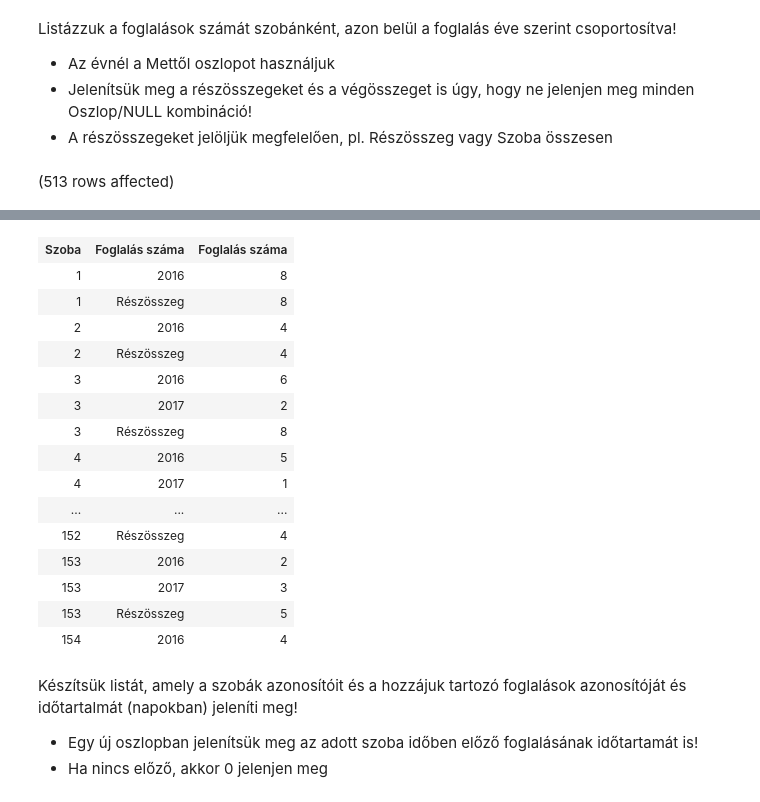
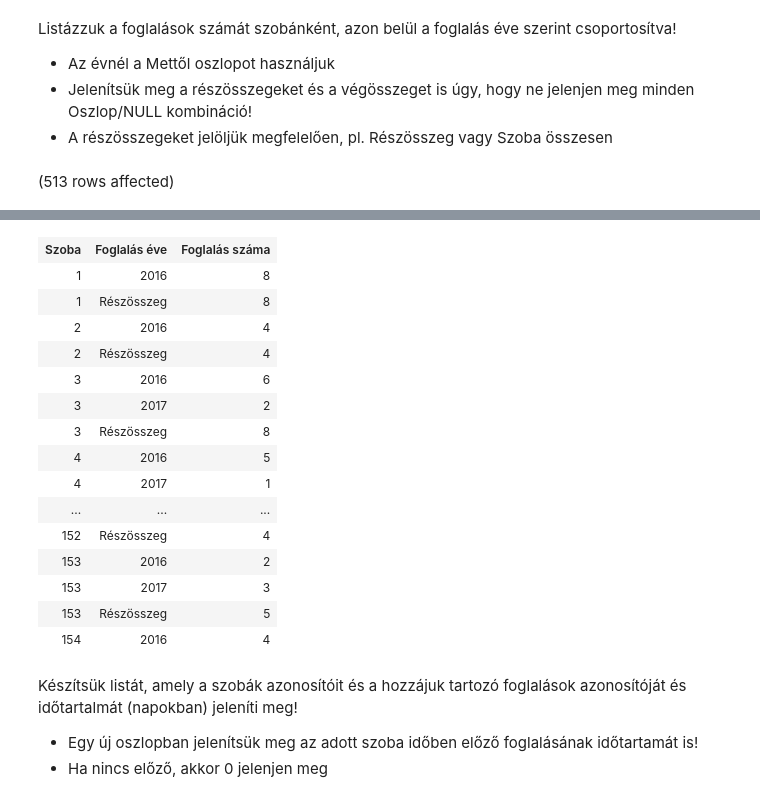
Before and after one commit to DeliMercedesz/sqlgyak03, a Jupyter notebook: masodik_zh.ipynb, the cells around one changed output, grey strips where cells are left out. Saved outputs shown, nothing was run; the diff lists cells and outputs as text; code cells hidden in the pictures.

```diff
--- a/masodik_zh.ipynb
+++ b/masodik_zh.ipynb
@@ -8,9 +8,9 @@ Listázzuk a foglalások számát szobánként, azon belül a foglalás éve sze
 SELECT IIF(GROUPING_ID(szoba_id) = 1, 'Végösszeg',cast(szoba_id as nvarchar)) as 'Szoba',
         CASE
         when grouping_id(szoba_id,year(Mettol)) = 1 THEN 'Részösszeg'
-        when grouping_id(szoba_id,year(Mettol)) = 3 THEN 'Összesen'
+        when grouping_id(szoba_id,year(Mettol)) = 3 THEN 'Végösszeg'
         else cast(year(Mettol) as NVARCHAR)
-        end as 'Foglalás száma',
+        end as 'Foglalás éve',
         count(*) as 'Foglalás száma'
 FROM szoba join foglalas on szoba.szoba_id = foglalas.szoba_fk
 GROUP BY rollup(szoba_id,year(Mettol))
@@ -20,4 +20,4 @@ Total execution time: 00:00:00.016
-| Szoba | Foglalás száma | Foglalás száma |
+| Szoba | Foglalás éve | Foglalás száma |
 | 1 | 2016 | 8 |
 | 1 | Részösszeg | 8 |
 | 2 | 2016 | 4 |
```
Also changed, not shown: parts of 1 cell of this notebook.
